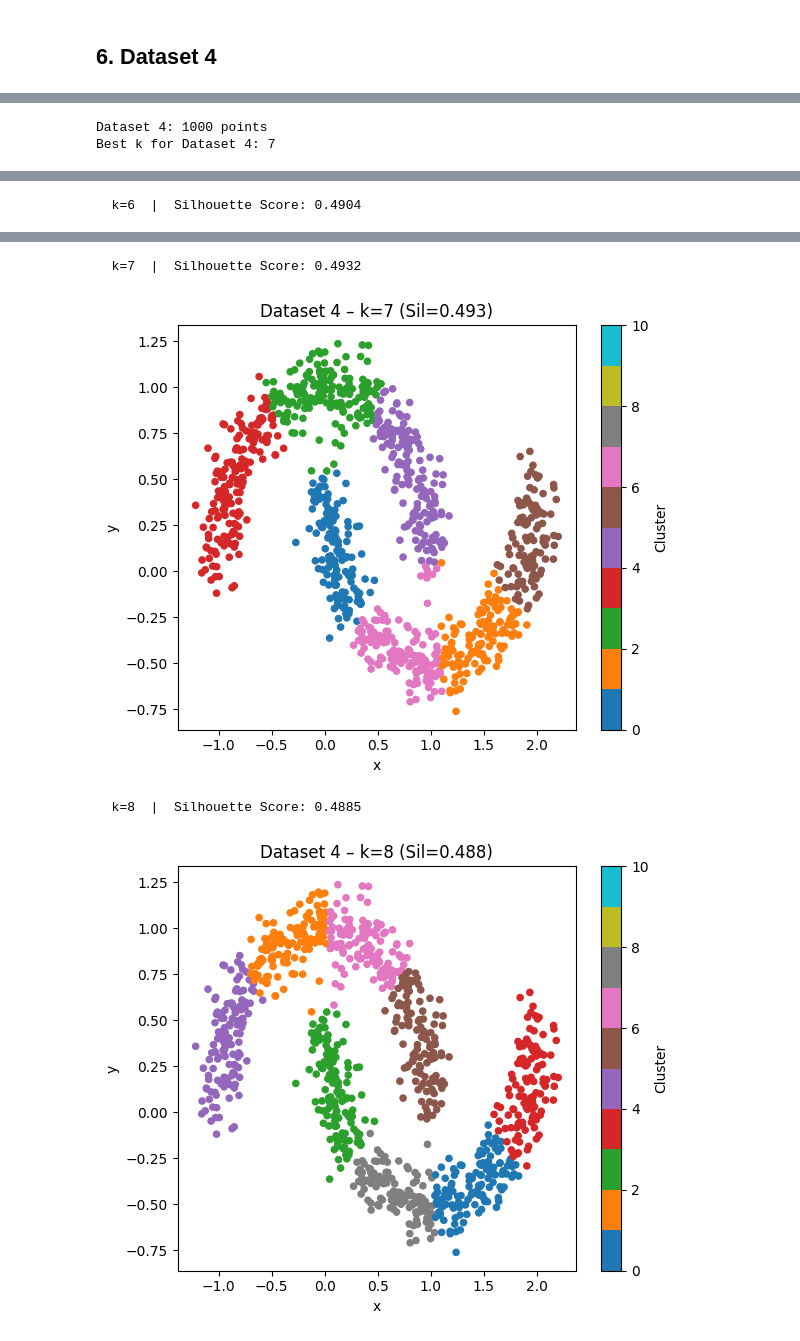
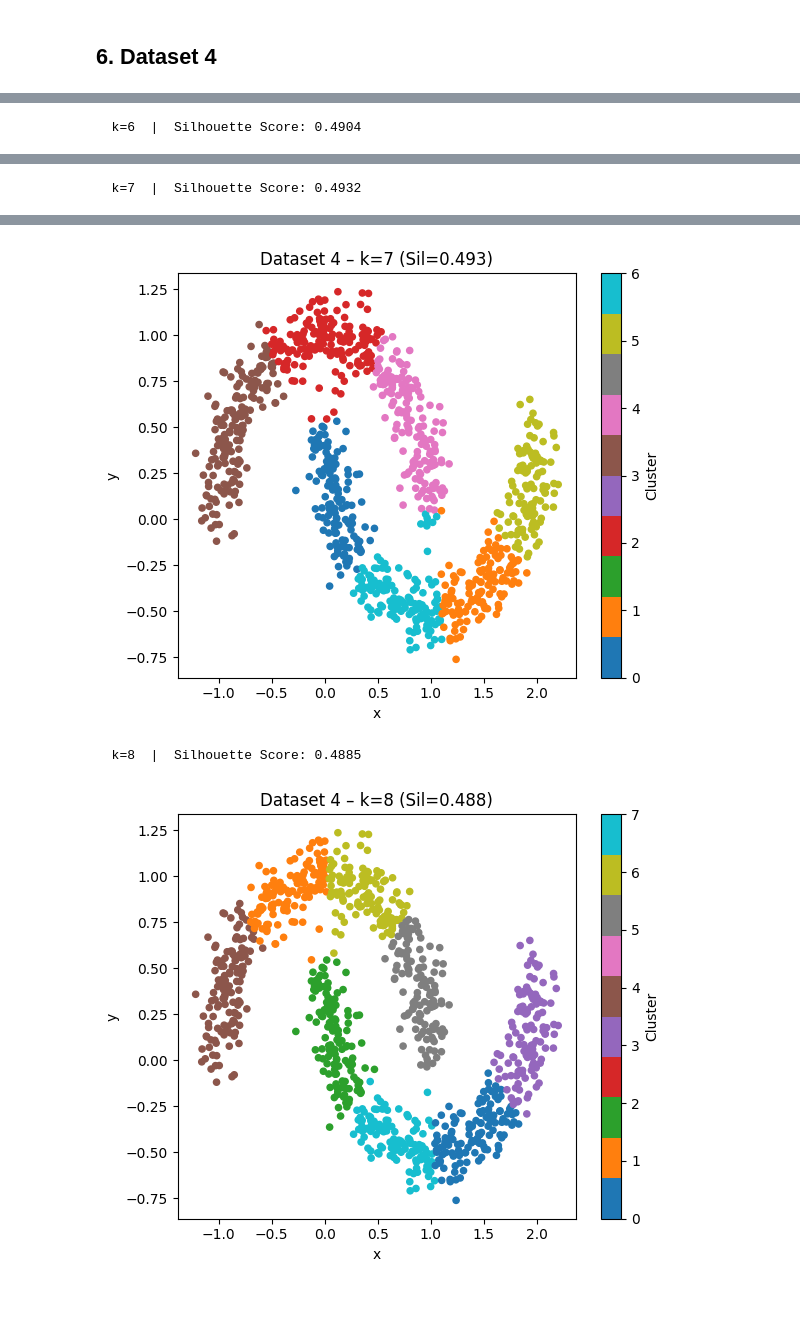
Before and after one commit to SpencerTSmith/MLF-Project3, a Jupyter notebook: project3_clustering.ipynb, the cells around one changed output, grey strips where cells are left out. Drawn from its saved outputs; the diff is of its cells as text; code cells hidden in the pictures; blank space fills up the shorter version.

```diff
--- a/project3_clustering.ipynb
+++ b/project3_clustering.ipynb
@@ -29,6 +13,16 @@ Setup complete!
 # %%
+import numpy as np
+import pandas as pd
+import matplotlib.pyplot as plt
+from mpl_toolkits.mplot3d import Axes3D
+from sklearn.cluster import KMeans
+from sklearn.metrics import silhouette_score
+from sklearn.preprocessing import StandardScaler
+import os
+
+os.makedirs("cluster_outputs", exist_ok=True)
+
 def find_best_k(data, k_range=range(2, 9)):
-    """Use silhouette score to find the best k for K-Means."""
     scores = {}
     for k in k_range:
         km = KMeans(n_clusters=k, random_state=42, n_init=10)
@@ -38,11 +32,8 @@ def find_best_k(data, k_range=range(2, 9)):
     return best_k, scores
 
 
-def run_kmeans_and_save_results(df, dataset_name, k):
-    """Run K-Means with k-1, k, k+1 and save cluster CSVs."""
+def do_kmeans_and_save_results(df, dataset_name, k):
     data = df.values
-    cols = df.columns.tolist()
-    is_3d = len(cols) == 3
 
     results = {}
     for n in [k - 1, k, k + 1]:
@@ -62,17 +53,14 @@ def run_kmeans_and_save_results(df, dataset_name, k):
 
 
 def plot_clusters(df, labels, title):
-    """Scatter plot for 2D datasets."""
     plt.figure(figsize=(6, 5))
-    scatter = plt.scatter(df["x"], df["y"], c=labels, cmap="tab10", s=20, vmin=0, vmax=10)
+    scatter = plt.scatter(df["x"], df["y"], c=labels, cmap="tab10", s=20)
     plt.title(title)
     plt.xlabel("x")
     plt.ylabel("y")
     plt.colorbar(scatter, label="Cluster")
     plt.tight_layout()
-    plt.savefig(f'plots/{title.split("(")[0].replace(" ", "").replace("–", "_").replace("=", "")}.png', transparent=True)
     plt.show()
-
 
 def plot_clusters_3d(df, labels, title):
     """Scatter plot for 3D datasets."""
@@ -95,11 +83,8 @@ def plot_clusters_3d(df, labels, title):
     plt.colorbar(scatter, label="Cluster", pad=.1)
     plt.tight_layout()
     plt.savefig(f'plots/{title.split("(")[0].replace(" ", "").replace("–", "_").replace("=", "")}.png', transparent=True)
-    plt.show()
-
 
 def plot_silhouette_curve(scores_dict, dataset_name):
-    """Plot silhouette scores across k values."""
     ks = sorted(scores_dict.keys())
     sils = [scores_dict[k] for k in ks]
     plt.figure(figsize=(5, 3))
@@ -109,8 +94,4 @@ def plot_silhouette_curve(scores_dict, dataset_name):
     plt.ylabel("Silhouette Score")
     plt.xticks(ks)
     plt.tight_layout()
-    plt.savefig(f'plots/{dataset_name.replace(" ", "")}_Silhouette.png', transparent=True)
     plt.show()
-
-
-print("Helper functions defined!")
@@ -148,7 +107,6 @@ Best k for Dataset 1: 2
 [figure]
 # %%
-# Run K-Means and plot k-1, k, k+1
-results1 = run_kmeans_and_save_results(df1, "Dataset1", best_k1)
+results1 = do_kmeans_and_save_results(df1, "Dataset1", best_k1)
 
 for k, res in results1.items():
     print(f"  k={k}  |  Silhouette Score: {res['score']:.4f}")
@@ -162,13 +123,11 @@ for k, res in results1.items():
 ## Dataset 2
 # %%
 df2 = pd.read_csv("Dataset 2.csv", header=None, names=["x", "y"])
-print(f"Dataset 2: {len(df2)} points")
 
 best_k2, scores2 = find_best_k(df2.values)
-print(f"Best k for Dataset 2: {best_k2}")
 plot_silhouette_curve(scores2, "Dataset 2")
 
-results2 = run_kmeans_and_save_results(df2, "Dataset2", best_k2)
+results2 = do_kmeans_and_save_results(df2, "Dataset2", best_k2)
 for k, res in results2.items():
     print(f"  k={k}  |  Silhouette Score: {res['score']:.4f}")
     plot_clusters(df2, res["labels"], f"Dataset 2 – k={k} (Sil={res['score']:.3f})")
@@ -184,13 +144,11 @@ Best k for Dataset 2: 2
 ## Dataset 3
 # %%
 df3 = pd.read_csv("Dataset 3.csv", header=None, names=["x", "y"])
-print(f"Dataset 3: {len(df3)} points")
 
 best_k3, scores3 = find_best_k(df3.values)
-print(f"Best k for Dataset 3: {best_k3}")
 plot_silhouette_curve(scores3, "Dataset 3")
 
-results3 = run_kmeans_and_save_results(df3, "Dataset3", best_k3)
+results3 = do_kmeans_and_save_results(df3, "Dataset3", best_k3)
 for k, res in results3.items():
     print(f"  k={k}  |  Silhouette Score: {res['score']:.4f}")
     plot_clusters(df3, res["labels"], f"Dataset 3 – k={k} (Sil={res['score']:.3f})")
@@ -208,13 +167,11 @@ Best k for Dataset 3: 8
 ## 6. Dataset 4
 # %%
 df4 = pd.read_csv("Dataset 4.csv", header=None, names=["x", "y"])
-print(f"Dataset 4: {len(df4)} points")
 
 best_k4, scores4 = find_best_k(df4.values)
-print(f"Best k for Dataset 4: {best_k4}")
 plot_silhouette_curve(scores4, "Dataset 4")
 
-results4 = run_kmeans_and_save_results(df4, "Dataset4", best_k4)
+results4 = do_kmeans_and_save_results(df4, "Dataset4", best_k4)
 for k, res in results4.items():
     print(f"  k={k}  |  Silhouette Score: {res['score']:.4f}")
     plot_clusters(df4, res["labels"], f"Dataset 4 – k={k} (Sil={res['score']:.3f})")
@@ -222,2 +180 @@ for k, res in results4.items():
-Dataset 4: 1000 points
-Best k for Dataset 4: 7
+  k=6  |  Silhouette Score: 0.4904
@@ -225 +182 @@ Best k for Dataset 4: 7
-  k=6  |  Silhouette Score: 0.4904
+  k=7  |  Silhouette Score: 0.4932
@@ -227,4 +183,3 @@ Best k for Dataset 4: 7
+[figure, new version]
-  k=7  |  Silhouette Score: 0.4932
+  k=8  |  Silhouette Score: 0.4885
-[figure, old version]
-  k=8  |  Silhouette Score: 0.4885
-[figure, old version]
+[figure, new version]
```
Also changed, not shown: parts of 27 cells of this notebook, 7 other files.
